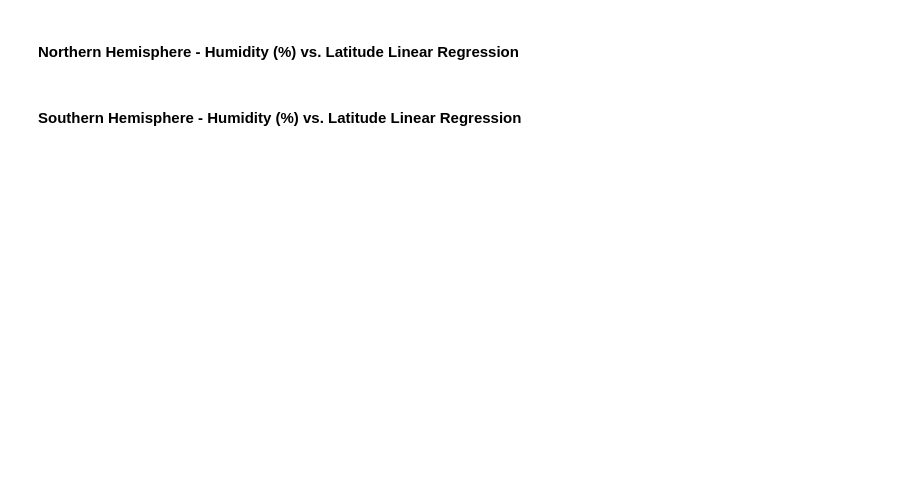
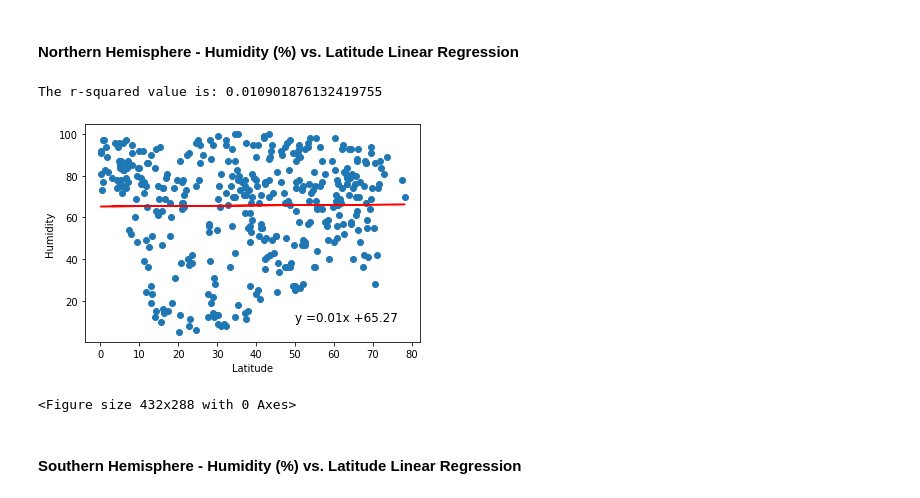
Before and after one commit to jmgeo/API-Challenge, a Jupyter notebook: starter_code/WeatherPy.ipynb, the cells around one changed output. Saved outputs shown, nothing was run; the diff lists cells and outputs as text; code cells hidden in the pictures; blank space fills up the shorter version.

Commit message:
Fixed plotting location issues through trial and error. Thinking about and writing out conclusions.

```diff
--- a/starter_code/WeatherPy.ipynb
+++ b/starter_code/WeatherPy.ipynb
@@ -359,4 +363,16 @@ plt.savefig("../Images/South_Temp_v_Lat.png")
 # %% [markdown]
 ####  Northern Hemisphere - Humidity (%) vs. Latitude Linear Regression
+# %%
+#assign Latitude and humidity to x and y and the call the function plotLinearRegression we defined above.
+##for reasons i don't understand, the output .png files are just black.
+xlbl = "Latitude"
+ylbl = "Humidity"
+lblpos = (50,10)
+plotLinearRegression(n_hemisphere_df[xlbl], n_hemisphere_df[ylbl], xlbl, ylbl, lblpos)
+plt.savefig("../Images/North_Hum_v_Lat.png")
+# %% [output]
+The r-squared value is: 0.010901876132419755
+[figure, added]
+<Figure size 432x288 with 0 Axes>
 # %% [markdown]
 ####  Southern Hemisphere - Humidity (%) vs. Latitude Linear Regression
```
Also changed, not shown: parts of 8 cells of this notebook, 7 other files.
